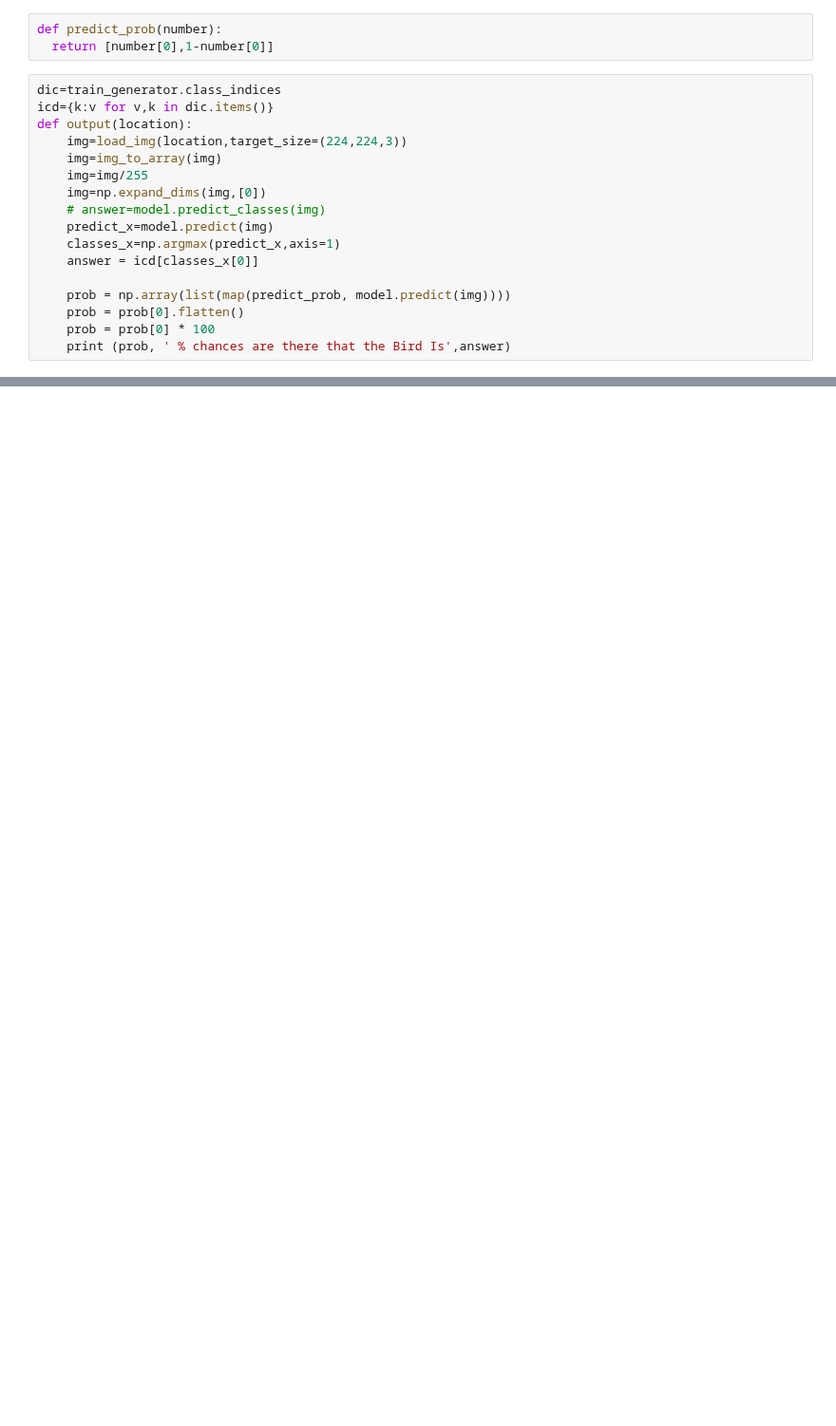
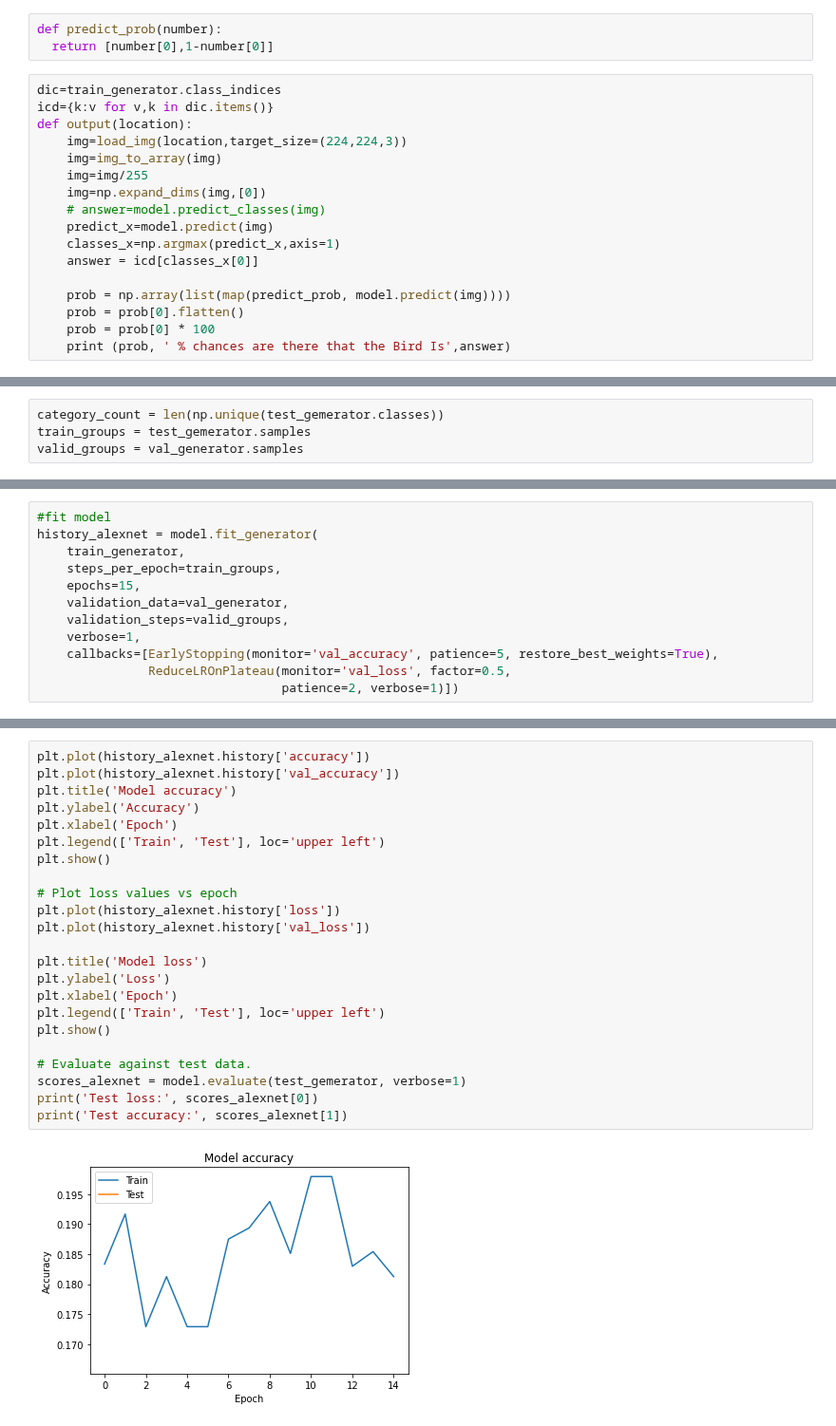
Before and after one commit to sunil3092/DBSEdu, a Jupyter notebook: Sem 2/Deep Learning/CA/CA2_40%/CA_2_Tensorflow_2.ipynb, the cells around one changed output, grey strips where cells are left out. Shown at 95% size. Drawn from its saved outputs; the diff is of its cells as text; blank space fills up the shorter version.

```diff
--- a/Sem 2/Deep Learning/CA/CA2_40%/CA_2_Tensorflow_2.ipynb
+++ b/Sem 2/Deep Learning/CA/CA2_40%/CA_2_Tensorflow_2.ipynb
@@ -182 +170,5 @@ output(img)
 [figure]
+# %%
+category_count = len(np.unique(test_gemerator.classes))
+train_groups = test_gemerator.samples
+valid_groups = val_generator.samples
@@ -182,0 +249,12 @@ output(img)
+# %%
+#fit model
+history_alexnet = model.fit_generator(
+    train_generator,
+    steps_per_epoch=train_groups,
+    epochs=15,
+    validation_data=val_generator,
+    validation_steps=valid_groups,
+    verbose=1,
+    callbacks=[EarlyStopping(monitor='val_accuracy', patience=5, restore_best_weights=True),
+               ReduceLROnPlateau(monitor='val_loss', factor=0.5,
+                                 patience=2, verbose=1)])
@@ -182,0 +280,25 @@ output(img)
+# %%
+plt.plot(history_alexnet.history['accuracy'])
+plt.plot(history_alexnet.history['val_accuracy'])
+plt.title('Model accuracy')
+plt.ylabel('Accuracy')
+plt.xlabel('Epoch')
+plt.legend(['Train', 'Test'], loc='upper left')
+plt.show()
+
+# Plot loss values vs epoch
+plt.plot(history_alexnet.history['loss'])
+plt.plot(history_alexnet.history['val_loss'])
+
+plt.title('Model loss')
+plt.ylabel('Loss')
+plt.xlabel('Epoch')
+plt.legend(['Train', 'Test'], loc='upper left')
+plt.show()
+
+# Evaluate against test data.
+scores_alexnet = model.evaluate(test_gemerator, verbose=1)
+print('Test loss:', scores_alexnet[0])
+print('Test accuracy:', scores_alexnet[1])
+# %% [output]
+[figure, added]
```
Also changed, not shown: parts of 23 cells of this notebook.
